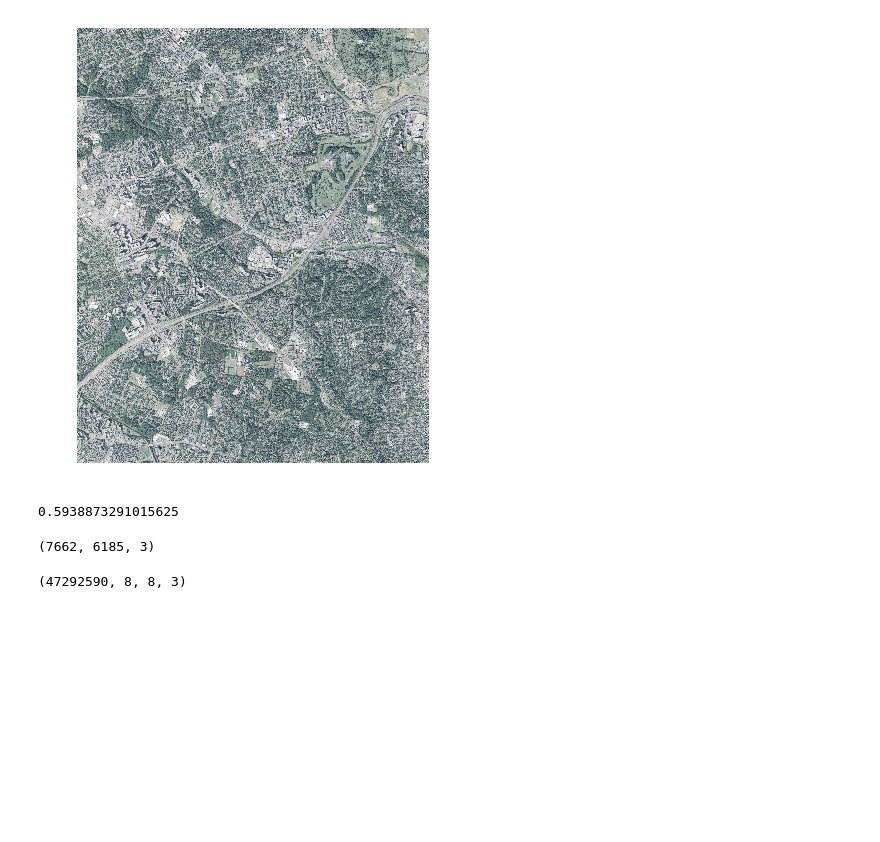
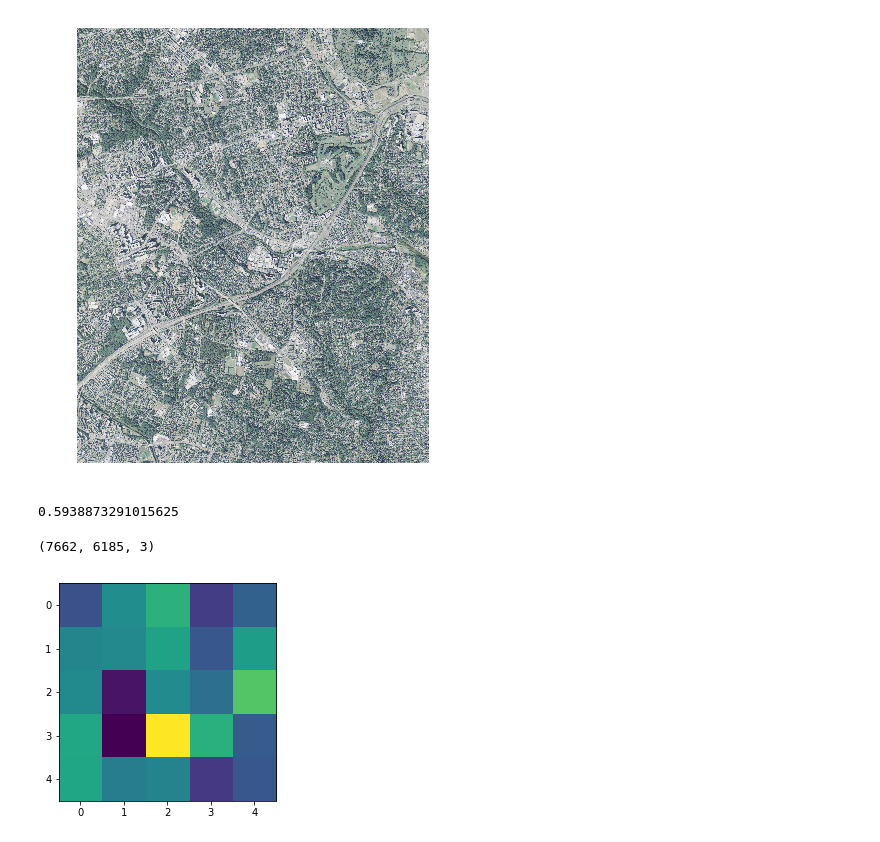
Before and after one commit to t-autran/epitome-pytorch, a Jupyter notebook: ANNOY Indexing Reconstruction.ipynb, the cells around one changed output. Drawn from its saved outputs; the diff is of its cells as text; code cells hidden in the pictures; blank space fills up the shorter version.

```diff
--- a/ANNOY Indexing Reconstruction.ipynb
+++ b/ANNOY Indexing Reconstruction.ipynb
@@ -164,7 +164,12 @@ print(naip.shape)
 (7662, 6185, 3)
 # %%
 patches = extract_patches_2d(naip,(8,8))
-# %%
-patches.shape
-# %% [output]
-(47292590, 8, 8, 3)
+# %%
+plt.ion()
+for i in range(5):
+    m = np.random.randn(5,5)
+    plt.imshow(m)
+    plt.draw()
+    time.sleep(1)
+# %% [output]
+[figure, added]
```
